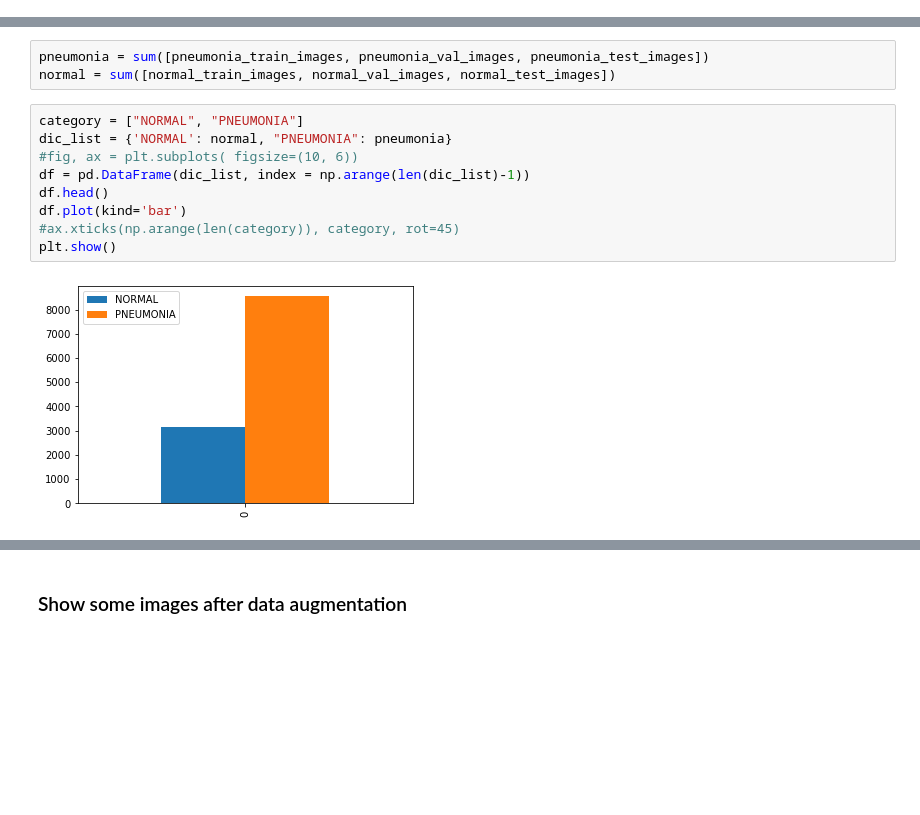
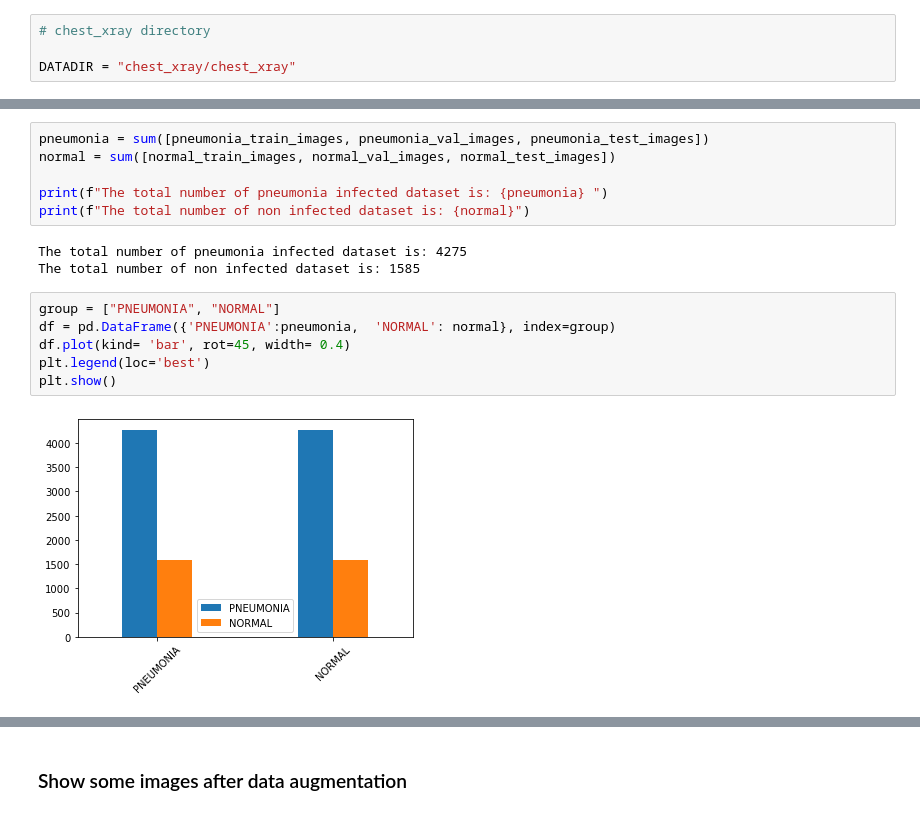
Before and after one commit to TemesgenGT/Transfer-Learning-for-Pneumonia-Detection, a Jupyter notebook: Final_project.ipynb, the cells around one changed output, grey strips where cells are left out. Saved outputs shown, nothing was run; the diff lists cells and outputs as text; blank space fills up the shorter version.

```diff
--- a/Final_project.ipynb
+++ b/Final_project.ipynb
@@ -38,0 +32,4 @@ DATADIR = "./chest_xray"
+# %%
+# chest_xray directory
+
+DATADIR = "chest_xray/chest_xray"
@@ -92,14 +97,17 @@ Pneumonia test images: 780
 # %%
 pneumonia = sum([pneumonia_train_images, pneumonia_val_images, pneumonia_test_images])
 normal = sum([normal_train_images, normal_val_images, normal_test_images])
+
+print(f"The total number of pneumonia infected dataset is: {pneumonia} ")
+print(f"The total number of non infected dataset is: {normal}")
+# %% [output]
+The total number of pneumonia infected dataset is: 4275
+The total number of non infected dataset is: 1585
-# %%
-category = ["NORMAL", "PNEUMONIA"]
-dic_list = {'NORMAL': normal, "PNEUMONIA": pneumonia}
-#fig, ax = plt.subplots( figsize=(10, 6))
-df = pd.DataFrame(dic_list, index = np.arange(len(dic_list)-1))
-df.head()
-df.plot(kind='bar')
-#ax.xticks(np.arange(len(category)), category, rot=45)
-plt.show()
-# %% [output]
-[figure, removed]
+# %%
+group = ["PNEUMONIA", "NORMAL"]
+df = pd.DataFrame({'PNEUMONIA':pneumonia,  'NORMAL': normal}, index=group)
+df.plot(kind= 'bar', rot=45, width= 0.4)
+plt.legend(loc='best')
+plt.show()
+# %% [output]
+[figure, added]
```
Also changed, not shown: parts of 35 cells of this notebook.
